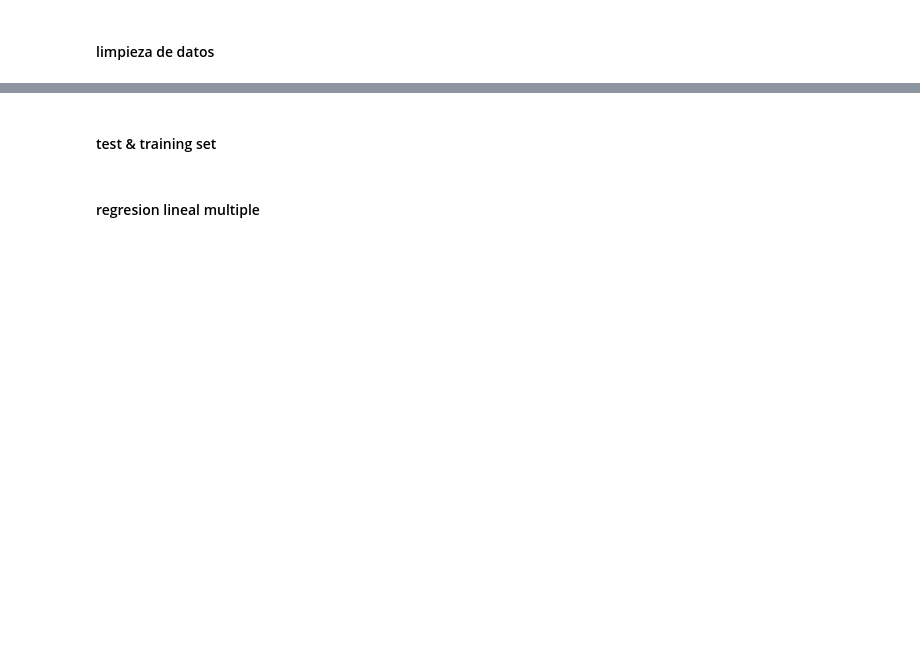
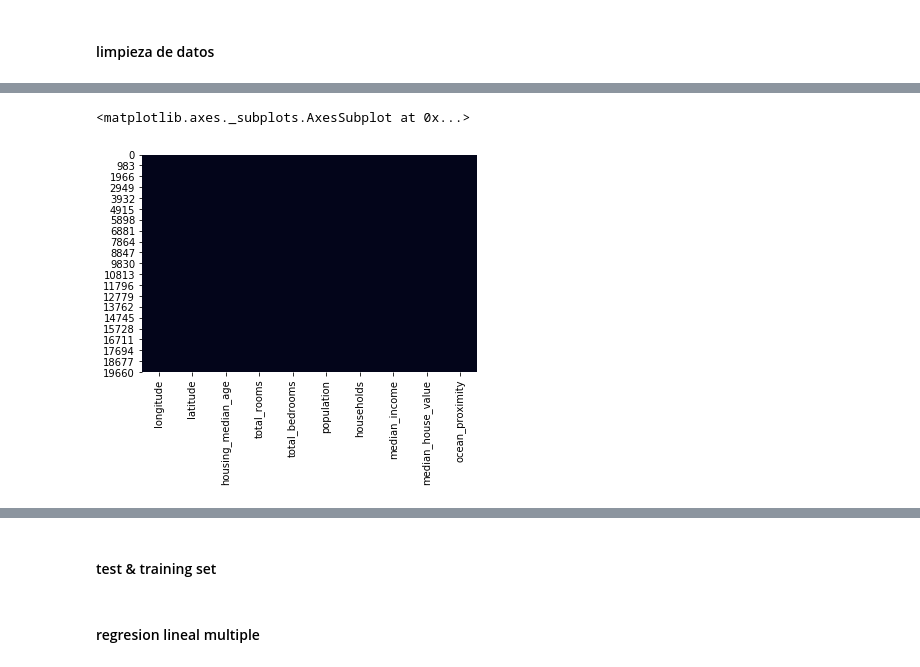
Before and after one commit to agomezs/programa-ia, a Jupyter notebook: S2-RegresionLinealMultiple/6-Practica-Semana-2.ipynb, the cells around one changed output, grey strips where cells are left out. Saved outputs shown, nothing was run; the diff lists cells and outputs as text; code cells hidden in the pictures; blank space fills up the shorter version.

```diff
--- a/S2-RegresionLinealMultiple/6-Practica-Semana-2.ipynb
+++ b/S2-RegresionLinealMultiple/6-Practica-Semana-2.ipynb
@@ -43,3 +75,10 @@ plt.legend()
+# %%
+# Se reemplaza los nulos de total_bedrooms con la mediana
+data['total_bedrooms'] = data['total_bedrooms'].fillna(data['total_bedrooms'].median())
+sns.heatmap(data.isnull(), cbar=False)
+# %% [output]
+<matplotlib.axes._subplots.AxesSubplot at 0x...>
+[figure, added]
 # %%
 ### EJERCICIO: (1pt)
 # Revise los tipos de las columnas y verifique que cada uno esta definido correctamente
```
Also changed, not shown: parts of 19 cells of this notebook, 1 other file.
